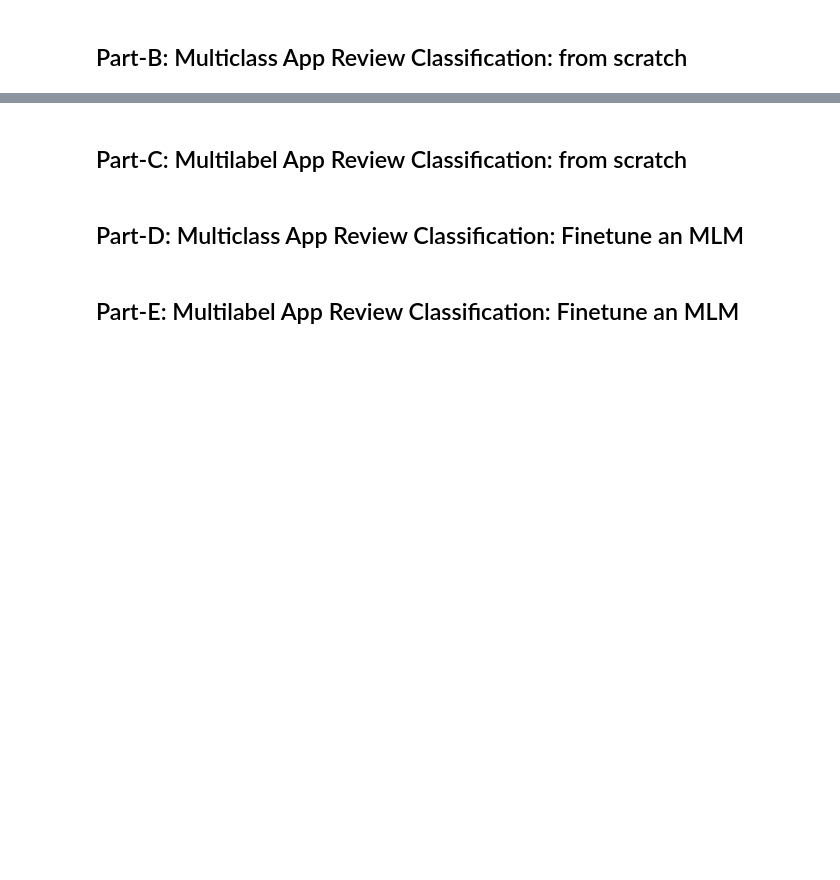
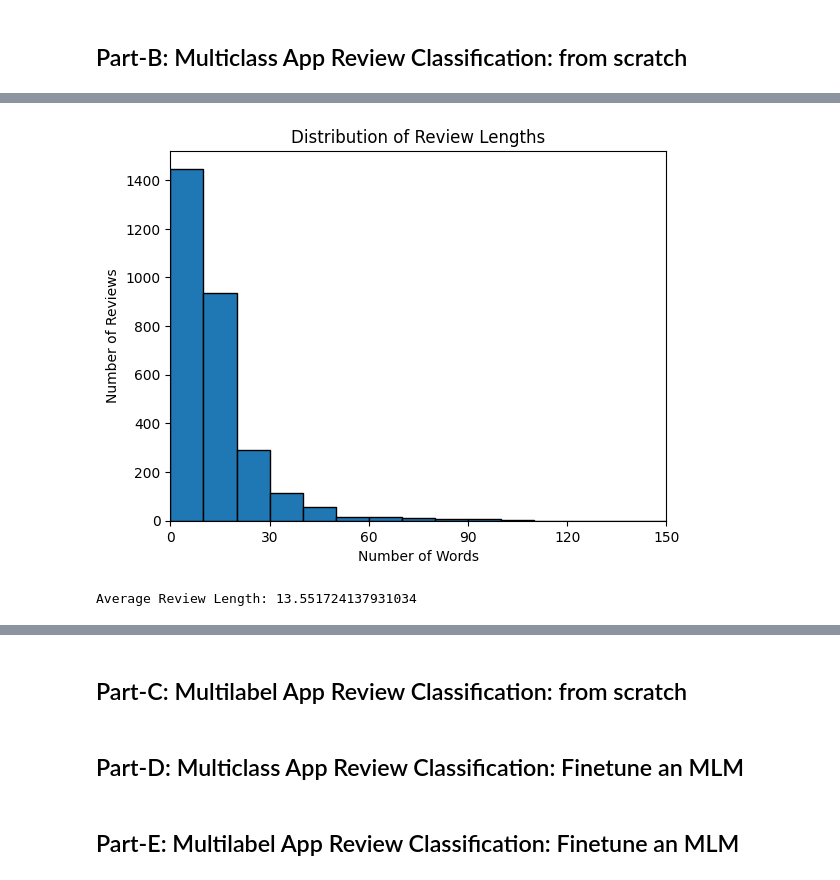
Before and after one commit to Hayder-Aleissa/NLP-Project, a Jupyter notebook: NLP_project.ipynb, the cells around one changed output, grey strips where cells are left out. Saved outputs shown, nothing was run; the diff lists cells and outputs as text; code cells hidden in the pictures; blank space fills up the shorter version.

```diff
--- a/NLP_project.ipynb
+++ b/NLP_project.ipynb
@@ -2,0 +58,16 @@
+# %%
+df['review_length'] = df['review'].apply(lambda x: len(str(x).split()))
+
+
+plt.hist(df['review_length'], bins=range(0, 151, 10), edgecolor="black")  # Adjust bins for better granularity
+plt.title("Distribution of Review Lengths")
+plt.xlim(0, 150)  # Set x-axis range
+plt.xticks(range(0, 151, 30))  # Adjust tick marks
+plt.xlabel("Number of Words")
+plt.ylabel("Number of Reviews")
+plt.show()
+
+print("\nAverage Review Length:", df['review_length'].mean())
+# %% [output]
+[figure, added]
+Average Review Length: 13.551724137931034
```
Also changed, not shown: parts of 16 cells of this notebook.
